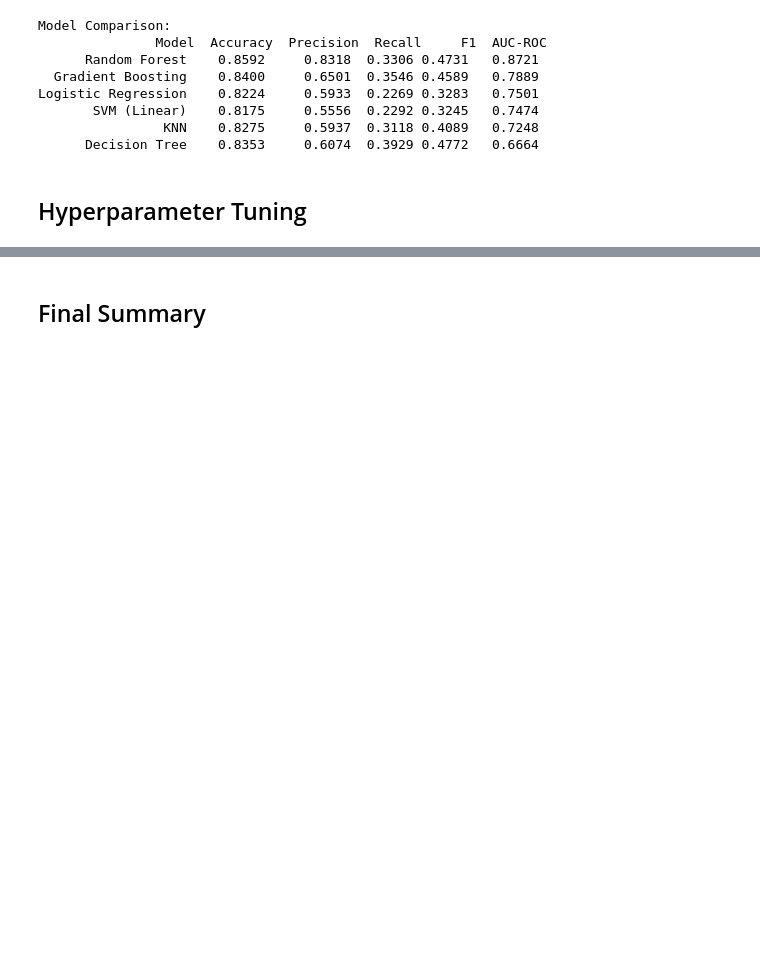
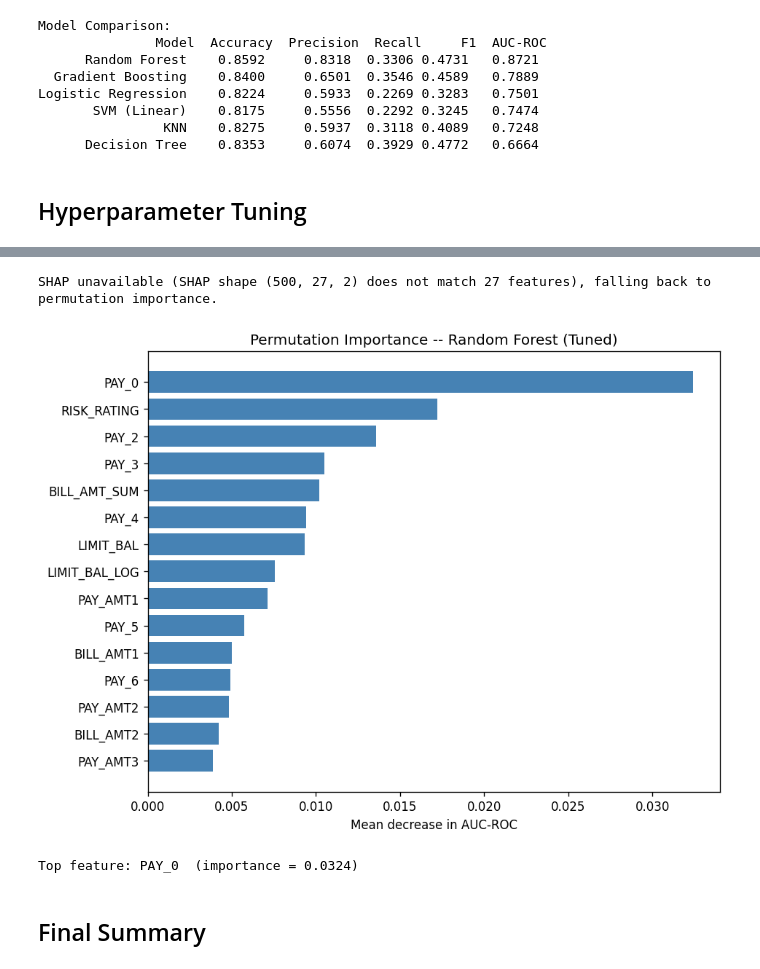
Before and after one commit to Amaan9136/bsbi-assignments, a Jupyter notebook: Sem1/Dr Abdelaziz Triki/project-assignment/main.ipynb, the cells around one changed output, grey strips where cells are left out. Cells and saved outputs as stored; diff of their text form; code cells hidden in the pictures; blank space fills up the shorter version.

```diff
--- a/Sem1/Dr Abdelaziz Triki/project-assignment/main.ipynb
+++ b/Sem1/Dr Abdelaziz Triki/project-assignment/main.ipynb
@@ -140,11 +177,16 @@ plt.savefig('outputs/07_payment_history.png'); plt.show()
 # %%
+# Missing values: record before imputation
 missing_before = df.isnull().sum()[df.isnull().sum() > 0]
 missing_before.to_csv('outputs/missing_values_before.csv')
+print('Missing values BEFORE imputation:')
+print(missing_before.to_string())
 
+# Drop leakage column and ID; recompute LIMIT_BAL_LOG after imputation
 drop_cols = ['ID', 'LIMIT_BAL_LOG', 'risk_leak']
 df_model = df.drop(columns=drop_cols)
 df_model['LIMIT_BAL_LOG'] = np.log(df_model['LIMIT_BAL'].clip(lower=1))
 
+# Encode CITY (high cardinality: ~50 unique values -> label encode)
 le = LabelEncoder()
 df_model['CITY_ENC'] = le.fit_transform(df_model['CITY'].fillna('Unknown'))
 df_model = df_model.drop(columns=['CITY'])
@@ -152,16 +194,26 @@ df_model = df_model.drop(columns=['CITY'])
 features = [c for c in df_model.columns if c != TARGET]
 X = df_model[features]
 y = df_model[TARGET]
-
 num_cols = X.select_dtypes(include=np.number).columns.tolist()
 
+# Impute then scale
 imputer = SimpleImputer(strategy='median')
-scaler = StandardScaler()
-X_proc = pd.DataFrame(scaler.fit_transform(imputer.fit_transform(X[num_cols])), columns=num_cols)
+scaler  = StandardScaler()
+X_proc  = pd.DataFrame(
+    scaler.fit_transform(imputer.fit_transform(X[num_cols])),
+    columns=num_cols
+)
 
+# Verify: no missing values remain
+assert X_proc.isnull().sum().sum() == 0, "Imputation incomplete"
+print(f'\nMissing values AFTER imputation: {X_proc.isnull().sum().sum()} (confirmed zero)')
+print(f'Features in model: {len(num_cols)} | risk_leak excluded: {"risk_leak" not in num_cols}')
+
+# Stratified 80/20 train/test split
 X_train, X_test, y_train, y_test = train_test_split(
     X_proc, y, test_size=0.2, random_state=SEED, stratify=y
 )
-print(f'Train: {X_train.shape}, Test: {X_test.shape}')
-print(f'Target train dist: {dict(y_train.value_counts())}')
+print(f'\nTrain: {X_train.shape}  |  Test: {X_test.shape}')
+print(f'Train class dist: {dict(y_train.value_counts())}')
+print(f'Test  class dist: {dict(y_test.value_counts())}')
 # %% [output]
@@ -274,32 +386,42 @@ Tuning: Random Forest
 # %%
 try:
     import shap
     explainer = shap.TreeExplainer(best_tuned)
     shap_values = explainer.shap_values(X_test[:500])
     sv = shap_values[1] if isinstance(shap_values, list) else shap_values
+    # Shape guard: ensure SHAP output matches number of features
+    if sv.ndim != 2 or sv.shape[1] != len(num_cols):
+        raise ValueError(f"SHAP shape {sv.shape} does not match {len(num_cols)} features")
     shap_df = pd.DataFrame({'feature': num_cols, 'mean_abs_shap': np.abs(sv).mean(axis=0)})
     shap_df = shap_df.sort_values('mean_abs_shap', ascending=False)
     shap_df.to_csv('outputs/shap_importance.csv', index=False)
     fig, ax = plt.subplots(figsize=(8, 6))
     ax.barh(shap_df['feature'][:15][::-1], shap_df['mean_abs_shap'][:15][::-1], color='steelblue')
-    ax.set_title(f'SHAP Feature Importance – {best_model_name} (Tuned)')
+    ax.set_title(f'SHAP Feature Importance -- {best_model_name} (Tuned)')
     ax.set_xlabel('Mean |SHAP value|')
     plt.tight_layout()
     plt.savefig('outputs/10_shap_importance.png'); plt.show()
     print('SHAP computed successfully.')
+    print(f'Top feature: {shap_df.iloc[0]["feature"]}  (mean |SHAP| = {shap_df.iloc[0]["mean_abs_shap"]:.4f})')
+    print(f'risk_leak in SHAP ranking: {"risk_leak" in shap_df["feature"].values}  (should be False -- confirms leakage removal)')
 except Exception as e:
-    print(f'SHAP unavailable ({e}), using permutation importance.')
+    print(f'SHAP unavailable ({e}), falling back to permutation importance.')
     from sklearn.inspection import permutation_importance
     perm = permutation_importance(best_tuned, X_test, y_test, n_repeats=10, random_state=SEED, scoring='roc_auc')
     imp_df = pd.DataFrame({'feature': num_cols, 'importance': perm.importances_mean})
     imp_df = imp_df.sort_values('importance', ascending=False)
     imp_df.to_csv('outputs/permutation_importance.csv', index=False)
     fig, ax = plt.subplots(figsize=(8, 6))
     ax.barh(imp_df['feature'][:15][::-1], imp_df['importance'][:15][::-1], color='steelblue')
-    ax.set_title(f'Permutation Importance – {best_model_name} (Tuned)')
+    ax.set_title(f'Permutation Importance -- {best_model_name} (Tuned)')
     ax.set_xlabel('Mean decrease in AUC-ROC')
     plt.tight_layout()
     plt.savefig('outputs/10_feature_importance.png'); plt.show()
+    print(f'Top feature: {imp_df.iloc[0]["feature"]}  (importance = {imp_df.iloc[0]["importance"]:.4f})')
+# %% [output]
+SHAP unavailable (SHAP shape (500, 27, 2) does not match 27 features), falling back to permutation importance.
+[figure, added]
+Top feature: PAY_0  (importance = 0.0324)
 # %% [markdown]
 ## Final Summary
 # %%
```
Also changed, not shown: parts of 14 cells of this notebook, 3 other files.
